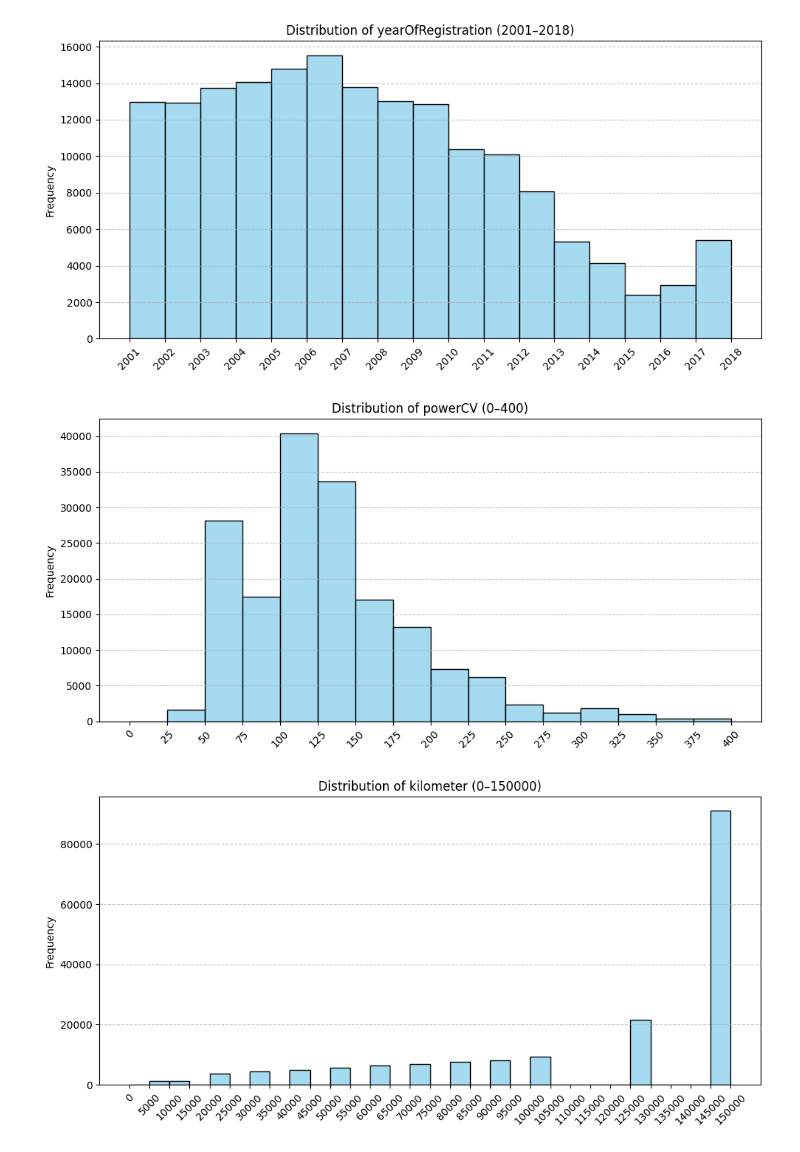
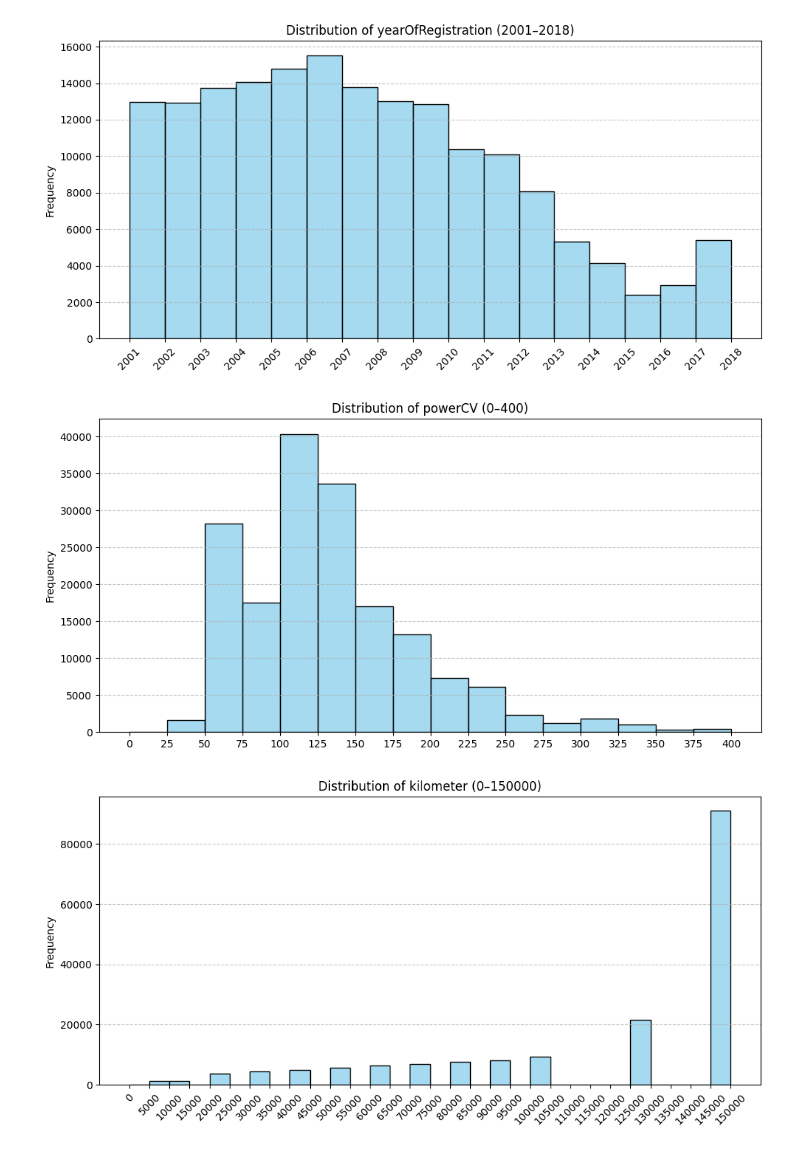
Before and after one commit to SupernovaIa/Project-ML-CarPricePrediction, a Jupyter notebook: notebook/02-Segmentation.ipynb, the cells around one changed output. Saved outputs shown, nothing was run; the diff lists cells and outputs as text; code cells hidden in the pictures.

```diff
--- a/notebook/02-Segmentation.ipynb
+++ b/notebook/02-Segmentation.ipynb
@@ -84,9 +72,9 @@ plot_numeric_distribution(filtered_df, 2001, 2018, 'yearOfRegistration', n=1)
 # %% [output]
 [figure]
 # %%
-plot_numeric_distribution(filtered_df, 0, 400, 'powerCV', n = 25)
+plot_numeric_distribution(filtered_df, 0, 400, 'powerCV', n = 25, rotation=0)
 # %% [output]
-[figure, old version]
+[figure, new version]
 # %%
 plot_numeric_distribution(filtered_df, 0, 150000, 'kilometer', n = 5000)
 # %% [output]
```
Also changed, not shown: parts of 37 cells of this notebook, 3 other files.
